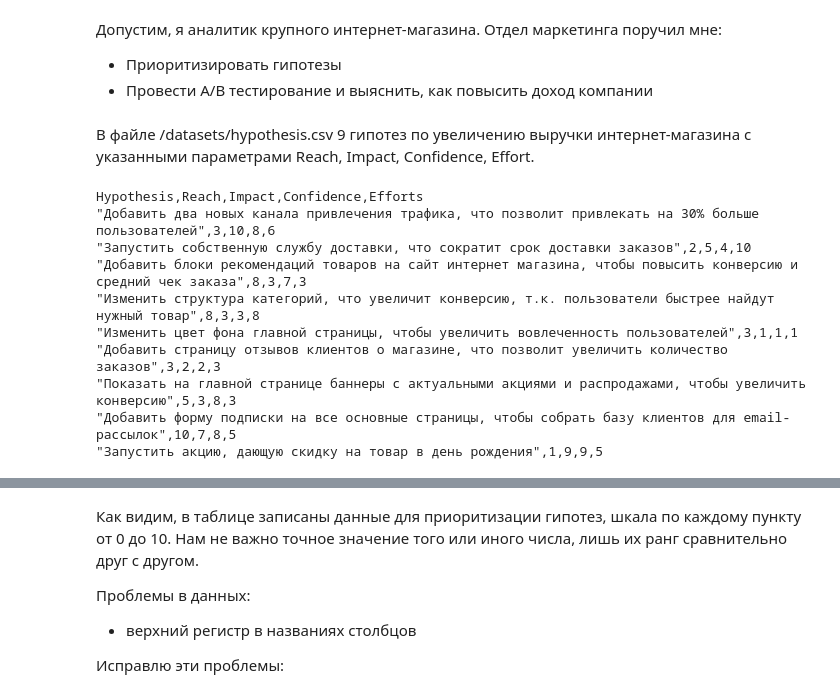
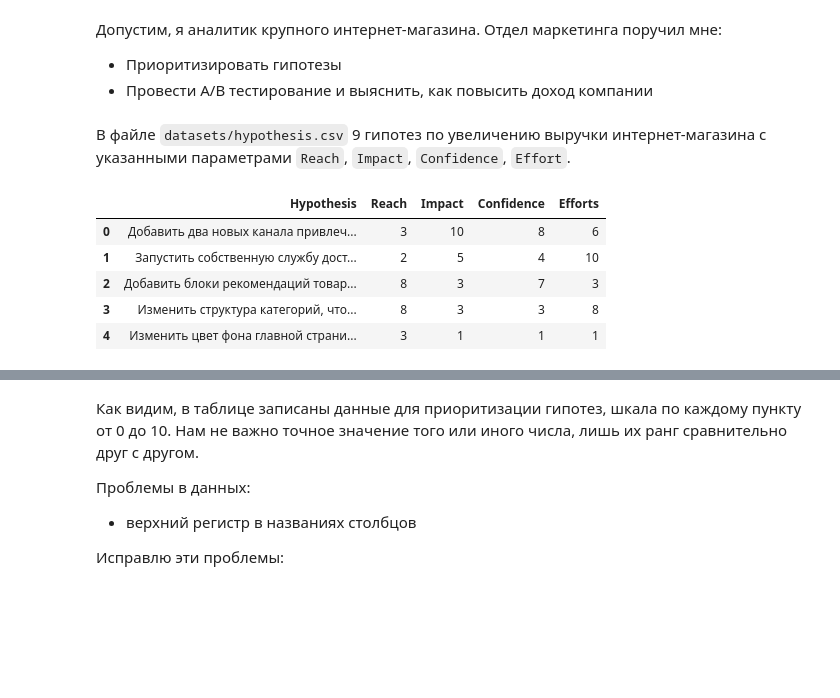
Before and after one commit to seamus-88/my_projects0, a Jupyter notebook: AB-test/AB-test.ipynb, the cells around one changed output, grey strips where cells are left out. Cells and saved outputs as stored; diff of their text form; code cells hidden in the pictures; blank space fills up the shorter version.

```diff
--- a/AB-test/AB-test.ipynb
+++ b/AB-test/AB-test.ipynb
@@ -7,7 +7,7 @@
 - Приоритизировать гипотезы
 - Провести A/B тестирование и выяснить, как повысить доход компании
 # %% [markdown]
-В файле /datasets/hypothesis.csv 9 гипотез по увеличению выручки интернет-магазина с указанными параметрами Reach, Impact, Confidence, Effort.
+В файле `datasets/hypothesis.csv` 9 гипотез по увеличению выручки интернет-магазина с указанными параметрами `Reach`, `Impact`, `Confidence`, `Effort`.
 # %%
 # импорт библиотек
 import pandas as pd
@@ -15,16 +15,13 @@ import numpy as np
 import matplotlib.pyplot as plt
 import scipy.stats as st
 # %%
-# проверка структуры данных
-!head /datasets/hypothesis.csv
+# загрузка данных
+hypothesis = pd.read_csv('datasets/hypothesis.csv', sep=',')
+hypothesis.head()
 # %% [output]
-Hypothesis,Reach,Impact,Confidence,Efforts
-"Добавить два новых канала привлечения трафика, что позволит привлекать на 30% больше пользователей",3,10,8,6
-"Запустить собственную службу доставки, что сократит срок доставки заказов",2,5,4,10
-"Добавить блоки рекомендаций товаров на сайт интернет магазина, чтобы повысить конверсию и средний чек заказа",8,3,7,3
-"Изменить структура категорий, что увеличит конверсию, т.к. пользователи быстрее найдут нужный товар",8,3,3,8
-"Изменить цвет фона главной страницы, чтобы увеличить вовлеченность пользователей",3,1,1,1
-"Добавить страницу отзывов клиентов о магазине, что позволит увеличить количество заказов",3,2,2,3
-"Показать на главной странице баннеры с актуальными акциями и распродажами, чтобы увеличить конверсию",5,3,8,3
-"Добавить форму подписки на все основные страницы, чтобы собрать базу клиентов для email-рассылок",10,7,8,5
-"Запустить акцию, дающую скидку на товар в день рождения",1,9,9,5
+|  | Hypothesis | Reach | Impact | Confidence | Efforts |
+| 0 | Добавить два новых канала привлеч... | 3 | 10 | 8 | 6 |
+| 1 | Запустить собственную службу дост... | 2 | 5 | 4 | 10 |
+| 2 | Добавить блоки рекомендаций товар... | 8 | 3 | 7 | 3 |
+| 3 | Изменить структура категорий, что... | 8 | 3 | 3 | 8 |
+| 4 | Изменить цвет фона главной страни... | 3 | 1 | 1 | 1 |
```
Also changed, not shown: parts of 51 cells of this notebook.
